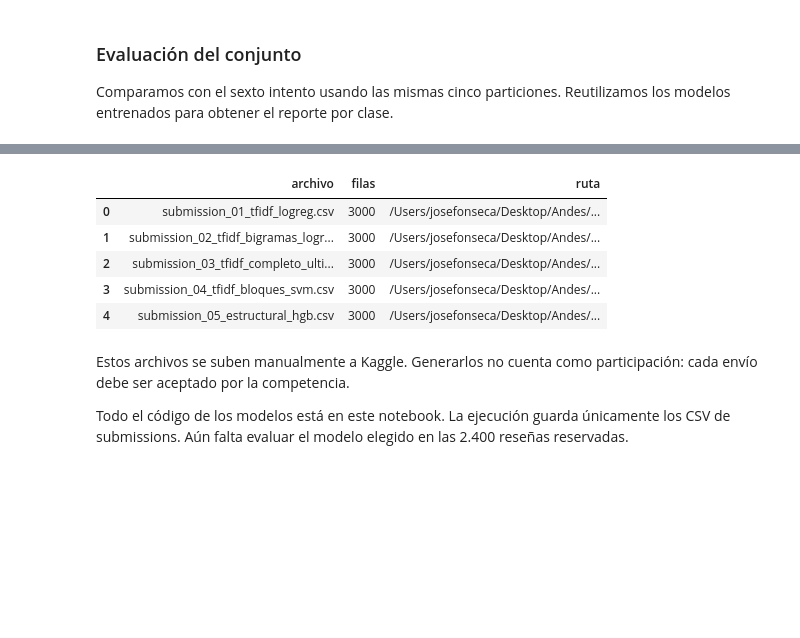
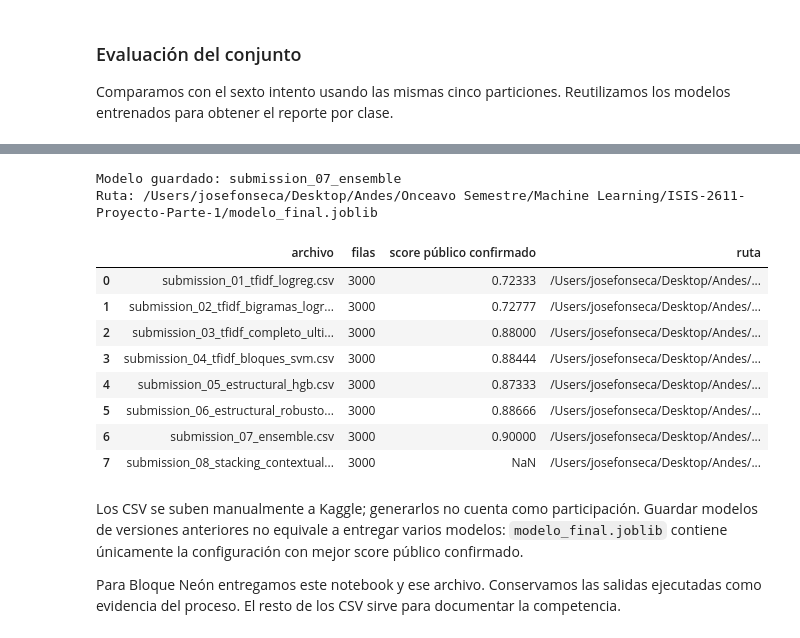
Before and after one commit to jmfonsecau/ISIS-2611-Proyecto-Parte-1, a Jupyter notebook: notebook_proyecto.ipynb, the cells around one changed output, grey strips where cells are left out. Cells and saved outputs as stored; diff of their text form; code cells hidden in the pictures; blank space fills up the shorter version.

```diff
--- a/notebook_proyecto.ipynb
+++ b/notebook_proyecto.ipynb
@@ -43,0 +62,15 @@ RANDOM_STATE = 42
+# %%
+versiones = {
+    "Python": platform.python_version(),
+    "scikit-learn": sklearn.__version__,
+    "numpy": np.__version__,
+    "pandas": pd.__version__,
+    "scipy": scipy.__version__,
+    "joblib": joblib.__version__,
+}
+display(pd.DataFrame(versiones.items(), columns=["Librería", "Versión"]))
+
+huellas_datos = {
+    nombre: hashlib.sha256(Path(nombre).read_bytes()).hexdigest()
+    for nombre in ["train.csv", "eval.csv", "sample_submission.csv"]
+}
@@ -1516,57 +1908,75 @@ Cada modelo tiene un nombre distinto. Al repetir la ejecución se actualizan eso
 # %%
-from sklearn.base import clone
-
 modelos_submission = {
     "submission_01_tfidf_logreg": pipeline,
     "submission_02_tfidf_bigramas_logreg": pipeline_bigramas,
     "submission_03_tfidf_completo_ultima_oracion_logreg": pipeline_ultima_oracion,
     "submission_04_tfidf_bloques_svm": pipeline_svm_bloques,
     "submission_05_estructural_hgb": pipeline_estructural,
     "submission_06_estructural_robusto_hgb": pipeline_gramatical,
     "submission_07_ensemble": pipeline_ensemble,
+    "submission_08_stacking_contextual": pipeline_contextual,
 }
+scores_publicos = dict(zip(modelos_submission, [
+    0.72333, 0.72777, 0.88000, 0.88444, 0.87333, 0.88666, 0.90000, None,
+]))
+nombre_modelo_final = max(
+    (nombre for nombre, score in scores_publicos.items() if score is not None),
+    key=lambda nombre: scores_publicos[nombre],
+)
 
 carpeta_envios = Path("submissions")
 carpeta_envios.mkdir(exist_ok=True)
 plantilla = pd.read_csv("sample_submission.csv")
 archivos_generados = []
 
-for nombre, pipeline_modelo in modelos_submission.items():
-    modelo_envio = clone(pipeline_modelo)
+for nombre, configuracion in modelos_submission.items():
+    modelo_envio = clone(configuracion)
     with threadpool_limits(limits=2):
         modelo_envio.fit(train["text"], train["label"])
         respuestas = modelo_envio.predict(eval_df["text"])
 
-    submission = pd.DataFrame({
-        "id": eval_df["id"],
-        "answer": respuestas,
-    })
-
-    assert list(submission.columns) == list(plantilla.columns)
+    submission = pd.DataFrame({"id": eval_df["id"], "answer": respuestas})
+    assert list(submission.columns) == list(plantilla.columns) == ["id", "answer"]
+    assert len(submission) == len(eval_df) == len(plantilla)
     assert submission["id"].tolist() == plantilla["id"].tolist()
     assert submission["id"].is_unique
     assert not submission.isna().any().any()
-    assert submission["answer"].isin(
-        ["positivo", "negativo", "neutral"]
-    ).all()
+    assert submission["answer"].isin(["positivo", "negativo", "neutral"]).all()
 
     ruta_envio = carpeta_envios / f"{nombre}.csv"
     submission.to_csv(ruta_envio, index=False)
     archivos_generados.append({
-        "archivo": ruta_envio.name,
-        "filas": len(submission),
+        "archivo": ruta_envio.name, "filas": len(submission),
+        "score público confirmado": scores_publicos[nombre],
         "ruta": str(ruta_envio.resolve()),
     })
+    if nombre == nombre_modelo_final:
+        paquete_modelo = {
+            "modelo": modelo_envio,
+            "nombre": nombre,
+            "score_publico": scores_publicos[nombre],
+            "versiones": versiones,
+            "huellas_datos": huellas_datos,
+            "semilla": RANDOM_STATE,
+        }
+        joblib.dump(paquete_modelo, "modelo_final.joblib", compress=3)
 
 display(pd.DataFrame(archivos_generados))
+print("Modelo guardado:", nombre_modelo_final)
+print("Ruta:", Path("modelo_final.joblib").resolve())
 # %% [output]
+Modelo guardado: submission_07_ensemble
+Ruta: /Users/josefonseca/Desktop/Andes/Onceavo Semestre/Machine Learning/ISIS-2611-Proyecto-Parte-1/modelo_final.joblib
-|  | archivo | filas | ruta |
-| 0 | submission_01_tfidf_logreg.csv | 3000 | /Users/josefonseca/Desktop/Andes/... |
-| 1 | submission_02_tfidf_bigramas_logr... | 3000 | /Users/josefonseca/Desktop/Andes/... |
-| 2 | submission_03_tfidf_completo_ulti... | 3000 | /Users/josefonseca/Desktop/Andes/... |
-| 3 | submission_04_tfidf_bloques_svm.csv | 3000 | /Users/josefonseca/Desktop/Andes/... |
-| 4 | submission_05_estructural_hgb.csv | 3000 | /Users/josefonseca/Desktop/Andes/... |
+|  | archivo | filas | score público confirmado | ruta |
+| 0 | submission_01_tfidf_logreg.csv | 3000 | 0.72333 | /Users/josefonseca/Desktop/Andes/... |
+| 1 | submission_02_tfidf_bigramas_logr... | 3000 | 0.72777 | /Users/josefonseca/Desktop/Andes/... |
+| 2 | submission_03_tfidf_completo_ulti... | 3000 | 0.88000 | /Users/josefonseca/Desktop/Andes/... |
+| 3 | submission_04_tfidf_bloques_svm.csv | 3000 | 0.88444 | /Users/josefonseca/Desktop/Andes/... |
+| 4 | submission_05_estructural_hgb.csv | 3000 | 0.87333 | /Users/josefonseca/Desktop/Andes/... |
+| 5 | submission_06_estructural_robusto... | 3000 | 0.88666 | /Users/josefonseca/Desktop/Andes/... |
+| 6 | submission_07_ensemble.csv | 3000 | 0.90000 | /Users/josefonseca/Desktop/Andes/... |
+| 7 | submission_08_stacking_contextual... | 3000 | NaN | /Users/josefonseca/Desktop/Andes/... |
 # %% [markdown]
-Estos archivos se suben manualmente a Kaggle. Generarlos no cuenta como participación: cada envío debe ser aceptado por la competencia.
+Los CSV se suben manualmente a Kaggle; generarlos no cuenta como participación. Guardar modelos de versiones anteriores no equivale a entregar varios modelos: `modelo_final.joblib` contiene únicamente la configuración con mejor score público confirmado.
 
-Todo el código de los modelos está en este notebook. La ejecución guarda únicamente los CSV de submissions. Aún falta evaluar el modelo elegido en las 2.400 reseñas reservadas.
+Para Bloque Neón entregamos este notebook y ese archivo. Conservamos las salidas ejecutadas como evidencia del proceso. El resto de los CSV sirve para documentar la competencia.
```
Also changed, not shown: parts of 36 cells of this notebook, 3 other files.
